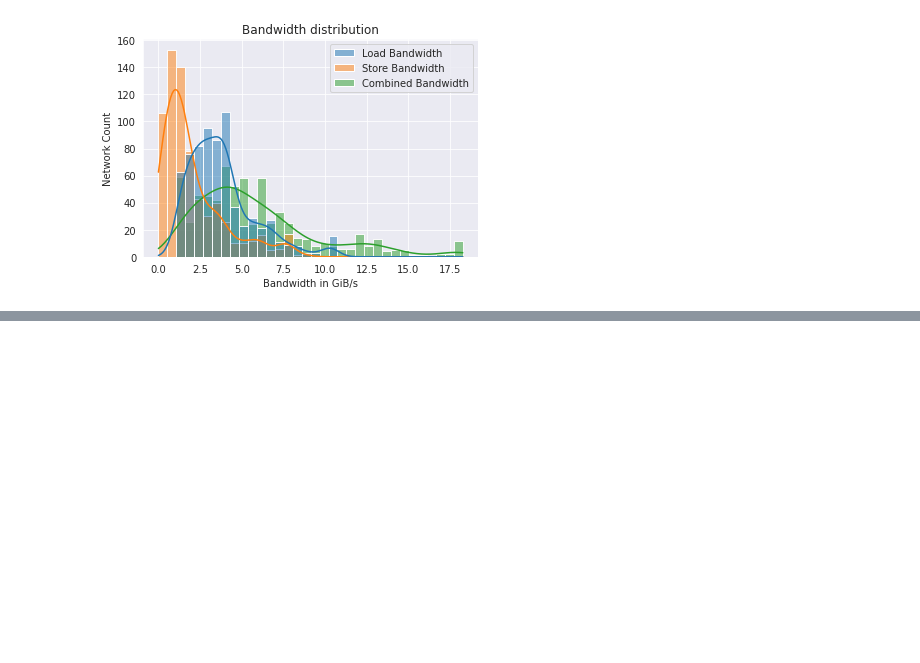
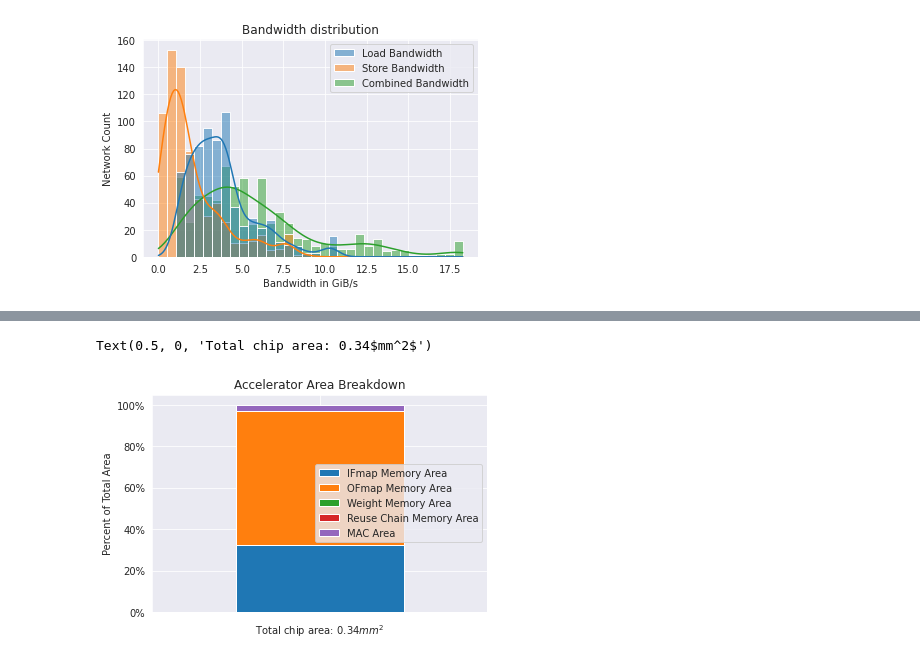
Before and after one commit to asultan123/hero-sim, a Jupyter notebook: scripts/resources.ipynb, the cells around one changed output, grey strips where cells are left out. Cells and saved outputs as stored; diff of their text form; code cells hidden in the pictures; blank space fills up the shorter version.

Commit message:
added area breakdown

```diff
--- a/scripts/resources.ipynb
+++ b/scripts/resources.ipynb
@@ -35,0 +58,40 @@ bw_df["Combined Bandwidth"].mean()
+# %%
+from config import arch_config, area_model
+
+filter_count = arch_config['filter_count']
+channel_count = arch_config['channel_count']
+pe_count = filter_count*channel_count
+ifmap_bank_size = arch_config['ifmap_mem_ub'] / channel_count
+ifmap_bank_count = channel_count
+ifmap_bank_precision = 8
+ofmap_bank_size = arch_config['ifmap_mem_ub'] / filter_count
+ofmap_bank_precision = 16
+ofmap_bank_count = filter_count
+weight_bank_size = arch_config['weight_bank_size']
+weight_bank_precision = 8
+weight_bank_count = pe_count
+reuse_chain_bank_size = arch_config['reuse_chain_bank_size']
+reuse_chain_bank_precision = 8
+reuse_chain_bank_count = channel_count/9 * 2
+
+
+area_breakdown = {
+    'IFmap Memory Area': area_model['sram'](ifmap_bank_size, ifmap_bank_precision, ifmap_bank_count),
+    'OFmap Memory Area': area_model['sram'](ofmap_bank_size, ofmap_bank_precision, ofmap_bank_count),
+    "Weight Memory Area": area_model['sram'](weight_bank_size, weight_bank_precision, weight_bank_count),
+    "Reuse Chain Memory Area": area_model['sram'](reuse_chain_bank_size, reuse_chain_bank_precision, reuse_chain_bank_count),
+    'MAC Area': area_model['mac'](pe_count)
+}
+
+total = sum(area_breakdown.values())
+area_breakdown = {k:v/total*100 for k, v in area_breakdown.items()}
+area_breakdown[""] = ""
+area_breakdown = pd.DataFrame.from_records([area_breakdown], index="")
+plt = area_breakdown.plot(kind='bar', stacked=True)
+plt.yaxis.set_major_formatter(mtick.PercentFormatter())
+plt.set_title("Accelerator Area Breakdown")
+plt.set_ylabel("Percent of Total Area")
+plt.set_xlabel(f'Total chip area: {total*10**-6:.2f}'+ r'$mm^2$')
+# %% [output]
+Text(0.5, 0, 'Total chip area: 0.34$mm^2$')
+[figure, added]
```
Also changed, not shown: parts of 2 cells of this notebook, 1 other file.
